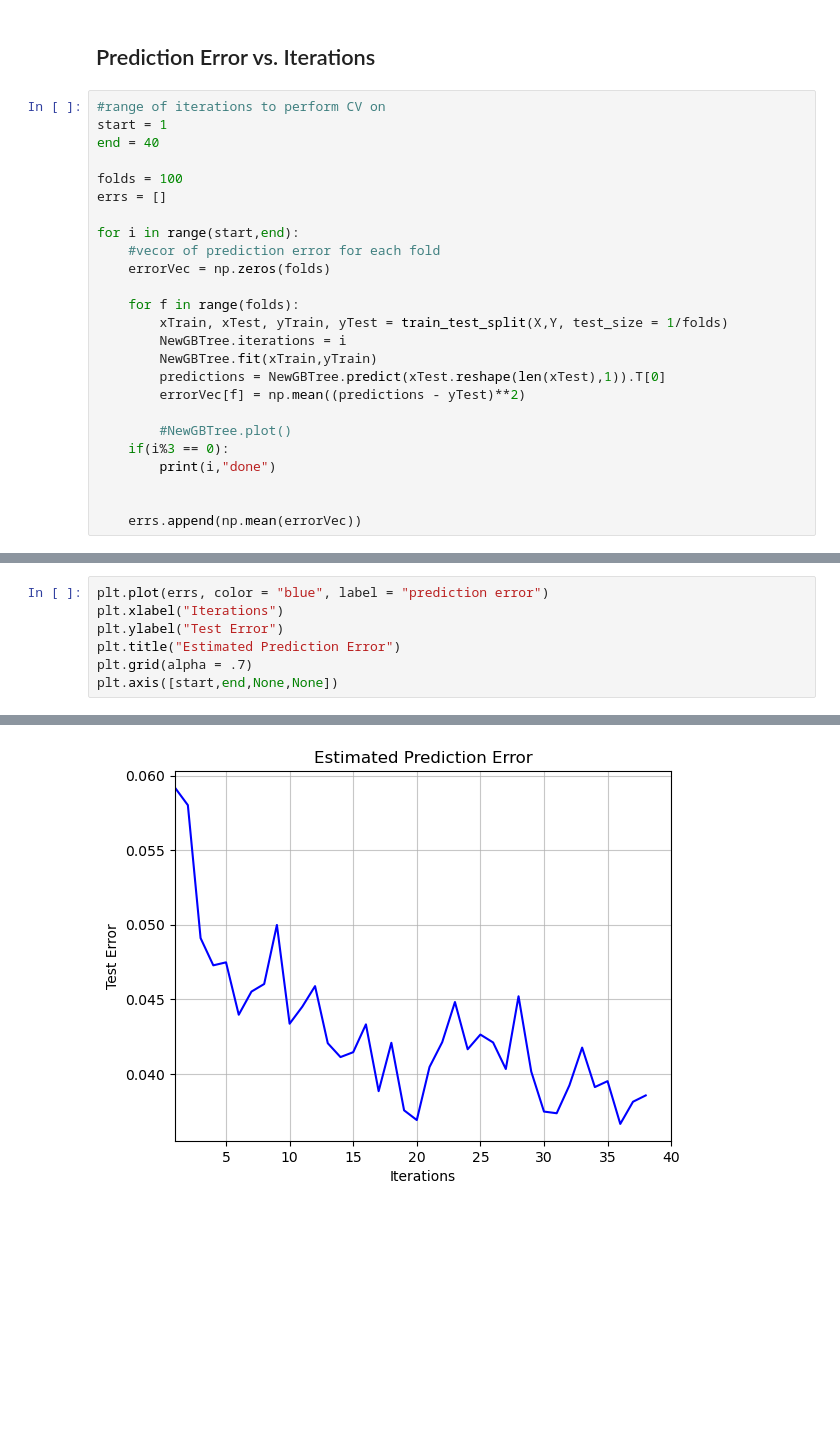
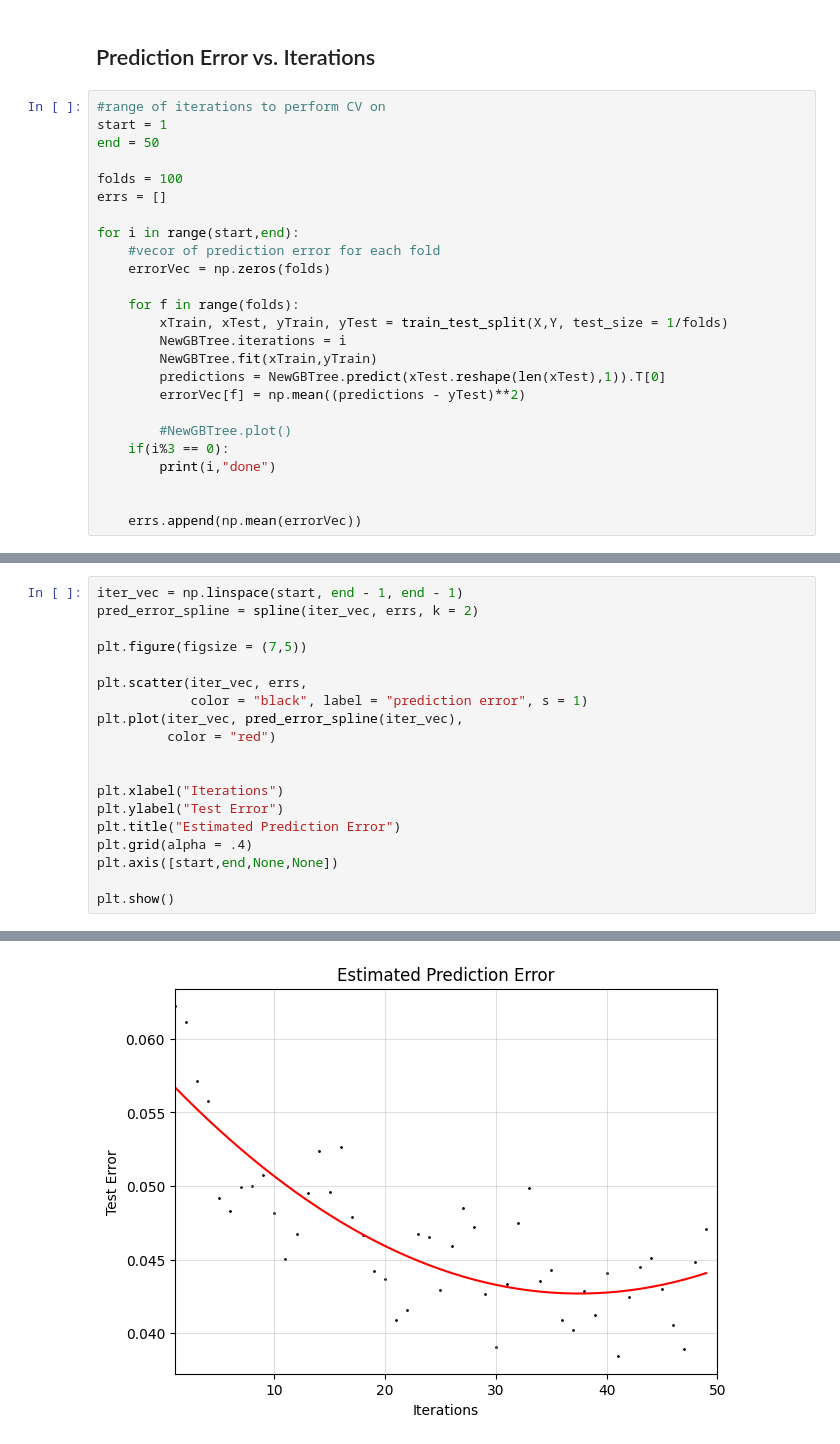
Before and after one commit to morganhawkins/ML-Projects, a Jupyter notebook: Gradient Boosted Tree Regressor.ipynb, the cells around one changed output, grey strips where cells are left out. Saved outputs shown, nothing was run; the diff lists cells and outputs as text; blank space fills up the shorter version.

Commit message:
updated graphs

```diff
--- a/Gradient Boosted Tree Regressor.ipynb
+++ b/Gradient Boosted Tree Regressor.ipynb
@@ -149,7 +151,7 @@ for i in range(len(predictionMat.T)):
 # %%
 #range of iterations to perform CV on
 start = 1
-end = 40
+end = 50
 
 folds = 100
 errs = []
@@ -188,8 +176,20 @@ for i in range(start,end):
 # %%
-plt.plot(errs, color = "blue", label = "prediction error")
+iter_vec = np.linspace(start, end - 1, end - 1)
+pred_error_spline = spline(iter_vec, errs, k = 2)
+
+plt.figure(figsize = (7,5))
+
+plt.scatter(iter_vec, errs,
+            color = "black", label = "prediction error", s = 1)
+plt.plot(iter_vec, pred_error_spline(iter_vec),
+         color = "red")
+
+
 plt.xlabel("Iterations")
 plt.ylabel("Test Error")
 plt.title("Estimated Prediction Error")
-plt.grid(alpha = .7)
+plt.grid(alpha = .4)
 plt.axis([start,end,None,None])
+
+plt.show()
 # %% [output]
@@ -197 +196 @@ plt.axis([start,end,None,None])
-[figure, old version]
+[figure, new version]
```
Also changed, not shown: parts of 9 cells of this notebook.
